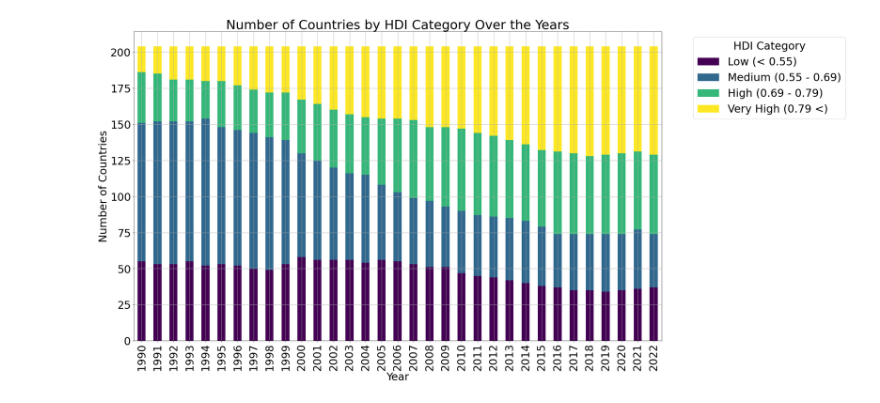
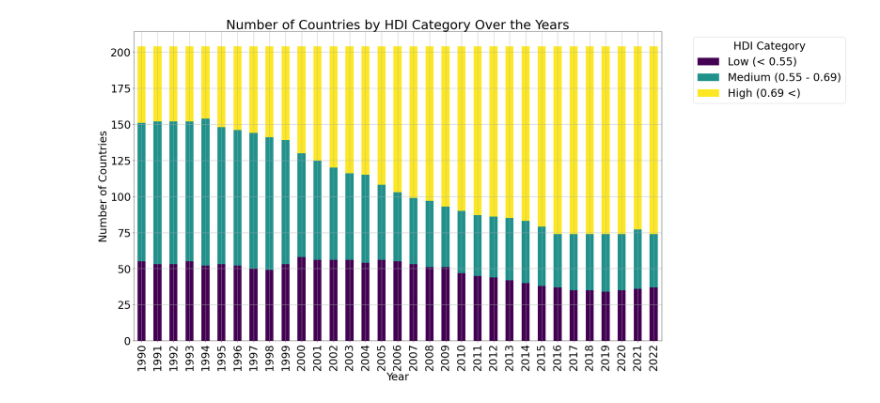
Before and after one commit to goofvanriet/infovis, a Jupyter notebook: notebooks/hdi_per_year.ipynb, the cells around one changed output. Cells and saved outputs as stored; diff of their text form; code cells hidden in the pictures.

```diff
--- a/notebooks/hdi_per_year.ipynb
+++ b/notebooks/hdi_per_year.ipynb
@@ -12,33 +12,33 @@ import matplotlib.pyplot as plt
 
 years = list(range(1990, 2023))
 hdi_columns = [f'hdi_{year}' for year in years]
 df_hdiyn = df_hdiy[['country'] + hdi_columns]
 
 # Melt the DataFrame to long format for easier plotting
 df_melted = df_hdiyn.melt(id_vars=['country'], var_name='year', value_name='hdi')
 
 # Convert year to numeric
 df_melted['year'] = df_melted['year'].str.extract('(\d+)').astype(int)
 
 # Define bins and labels for HDI categories
-bins = [0, 0.55, 0.69, 0.79, 1.0]
-labels = ['Low (< 0.55)', 'Medium (0.55 - 0.69)', 'High (0.69 - 0.79)', 'Very High (0.79 <)']
+bins = [0, 0.55, 0.69,1.0]
+labels = ['Low (< 0.55)', 'Medium (0.55 - 0.69)', 'High (0.69 <)']
 
 # Bin the HDI values
 df_melted['category'] = pd.cut(df_melted['hdi'], bins=bins, labels=labels, include_lowest=True)
 
 #group by category
 df_grouped = df_melted.groupby(['year', 'category'], observed=True).size().unstack(fill_value=0)
 
 df_grouped.plot(kind='bar', stacked=True, figsize=(30, 15), colormap='viridis')
 
 plt.rc('font', size=30)
 plt.title('Number of Countries by HDI Category Over the Years')
 plt.xlabel('Year')
 plt.ylabel('Number of Countries')
 plt.legend(title='HDI Category', bbox_to_anchor=(1.05, 1), loc='upper left')
 plt.grid(True)
 plt.tight_layout()
 plt.show()
 # %% [output]
-[figure, old version]
+[figure, new version]
```
